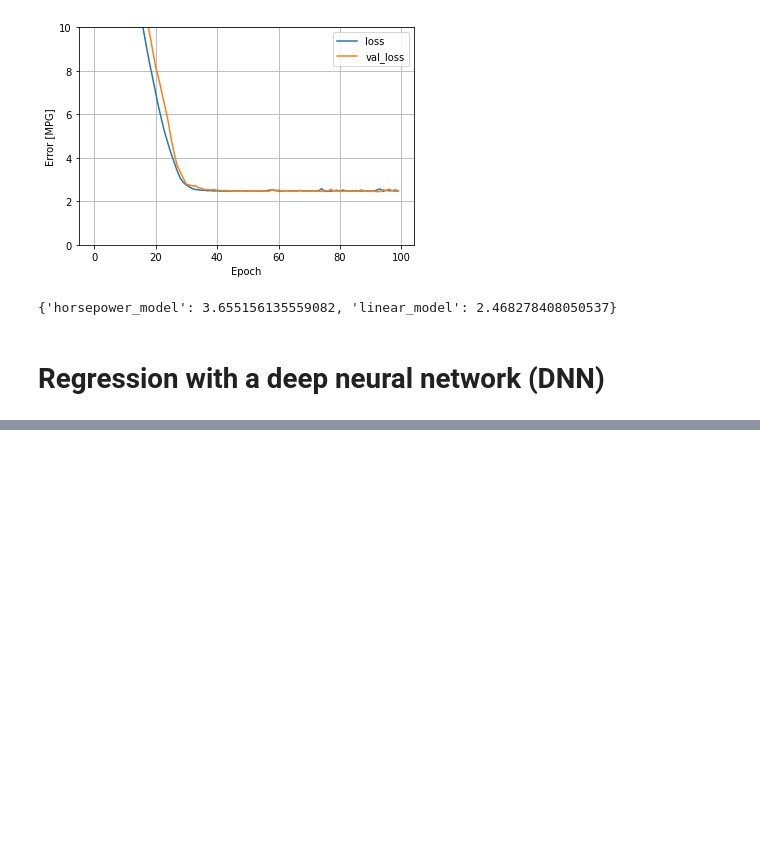
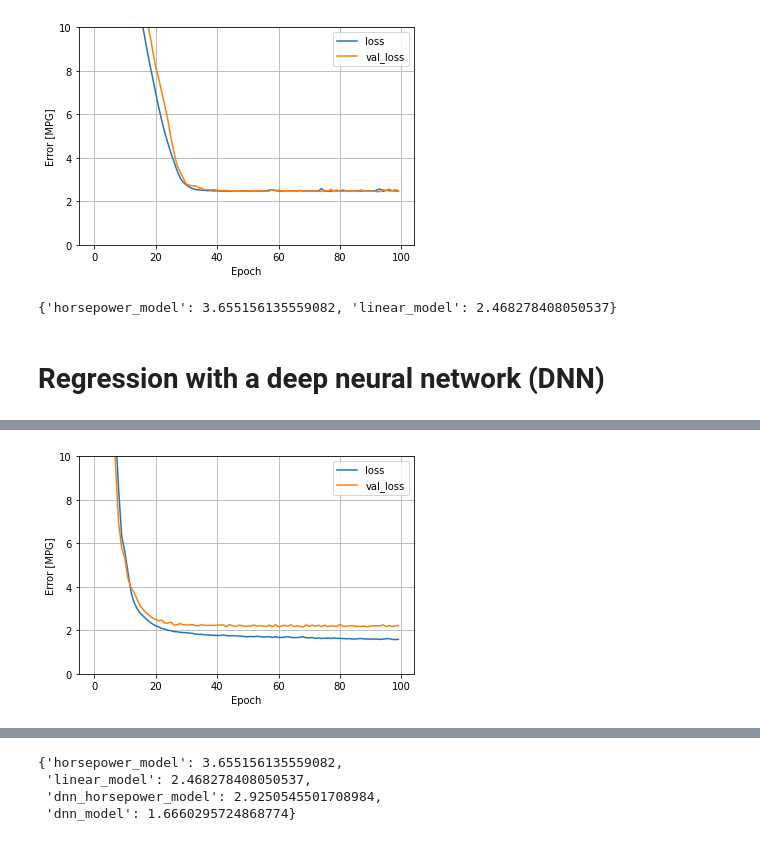
Before and after one commit to rivillasm/ineuron, a Jupyter notebook: full_stack/019b.DL_regression.ipynb, the cells around one changed output, grey strips where cells are left out. Cells and saved outputs as stored; diff of their text form; code cells hidden in the pictures; blank space fills up the shorter version.

```diff
--- a/full_stack/019b.DL_regression.ipynb
+++ b/full_stack/019b.DL_regression.ipynb
@@ -605,0 +689,3 @@ test_results
+# %%
+dnn_model = build_and_compile_model(normalizer)
+dnn_model.summary()
@@ -605,0 +709,6 @@ test_results
+# %%
+%%time
+history = dnn_model.fit(train_features, train_labels, validation_split=0.2, verbose=0, epochs=100)
+plot_loss(history)
+# %% [output]
+[figure, added]
@@ -605,0 +716,10 @@ test_results
+# %%
+# Collect the results
+
+test_results['dnn_model'] = dnn_model.evaluate(test_features, test_labels, verbose=0)
+test_results
+# %% [output]
+{'horsepower_model': 3.655156135559082,
+ 'linear_model': 2.468278408050537,
+ 'dnn_horsepower_model': 2.9250545501708984,
+ 'dnn_model': 1.6660295724868774}
```
Also changed, not shown: parts of 24 cells of this notebook.
